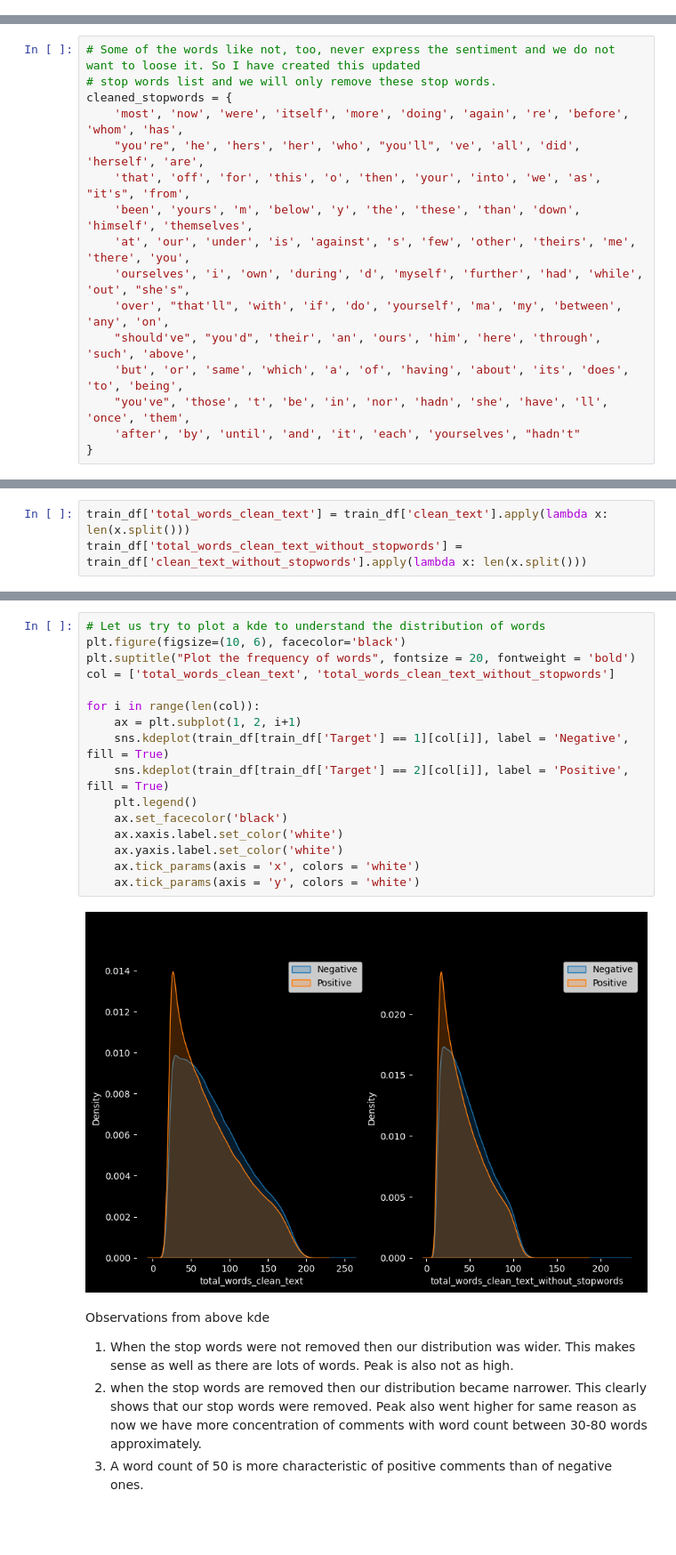
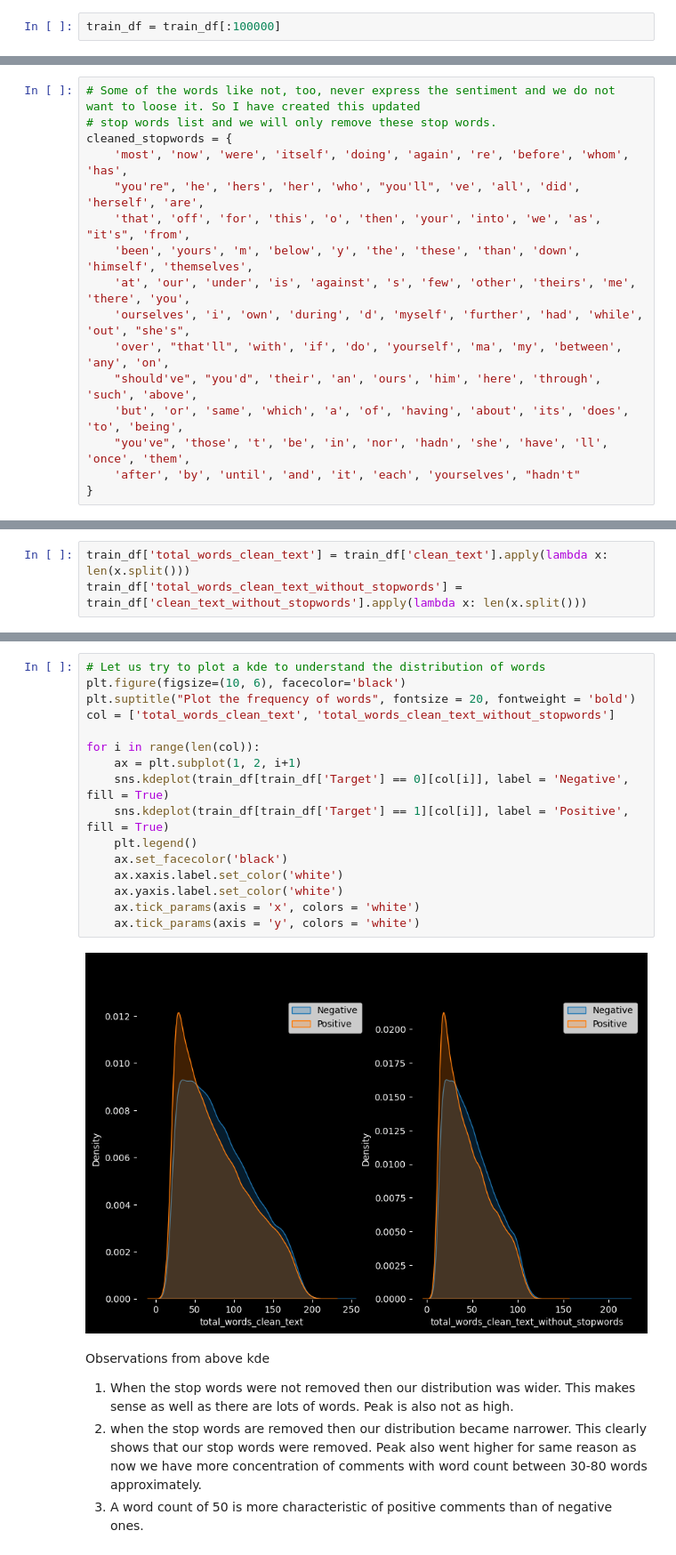
Before and after one commit to Radhika5062/all_in_one_sentiment_analysis, a Jupyter notebook: ml_approach.ipynb, the cells around one changed output, grey strips where cells are left out. Shown at 89% size. Cells and saved outputs as stored; diff of their text form; blank space fills up the shorter version.

```diff
--- a/ml_approach.ipynb
+++ b/ml_approach.ipynb
@@ -25,3 +25,5 @@ test_data = parse_data('Data/test.ft.txt')
 # convert data into dataframe using pandas
 train_df = pd.DataFrame(train_data, columns = ['Target', 'Text'])
 test_df = pd.DataFrame(test_data, columns = ['Target', 'Text'])
+# %%
+train_df = train_df[:100000]
@@ -259,7 +261,7 @@ len(nltk_stopwords)
 # Some of the words like not, too, never express the sentiment and we do not want to loose it. So I have created this updated
 # stop words list and we will only remove these stop words.
 cleaned_stopwords = {
-    'most', 'now', 'were', 'itself', 'more', 'doing', 'again', 're', 'before', 'whom', 'has',
+    'most', 'now', 'were', 'itself', 'doing', 'again', 're', 'before', 'whom', 'has',
     "you're", 'he', 'hers', 'her', 'who', "you'll", 've', 'all', 'did', 'herself', 'are',
     'that', 'off', 'for', 'this', 'o', 'then', 'your', 'into', 'we', 'as', "it's", 'from',
     'been', 'yours', 'm', 'below', 'y', 'the', 'these', 'than', 'down', 'himself', 'themselves',
@@ -335,21 +337,21 @@ Name: total_words_clean_text, dtype: float64
 # %%
 # Let us try to plot a kde to understand the distribution of words
 plt.figure(figsize=(10, 6), facecolor='black')
 plt.suptitle("Plot the frequency of words", fontsize = 20, fontweight = 'bold')
 col = ['total_words_clean_text', 'total_words_clean_text_without_stopwords']
 
 for i in range(len(col)):
     ax = plt.subplot(1, 2, i+1)
-    sns.kdeplot(train_df[train_df['Target'] == 1][col[i]], label = 'Negative', fill = True)
-    sns.kdeplot(train_df[train_df['Target'] == 2][col[i]], label = 'Positive', fill = True)
+    sns.kdeplot(train_df[train_df['Target'] == 0][col[i]], label = 'Negative', fill = True)
+    sns.kdeplot(train_df[train_df['Target'] == 1][col[i]], label = 'Positive', fill = True)
     plt.legend()
     ax.set_facecolor('black')
     ax.xaxis.label.set_color('white')
     ax.yaxis.label.set_color('white')
     ax.tick_params(axis = 'x', colors = 'white')
     ax.tick_params(axis = 'y', colors = 'white')
 # %% [output]
-[figure, old version]
+[figure, new version]
 # %% [markdown]
 Observations from above kde
 1. When the stop words were not removed then our distribution was wider. This makes sense as well as there are lots of words. Peak is also not as high.
```
Also changed, not shown: parts of 40 cells of this notebook, 1 other file.
